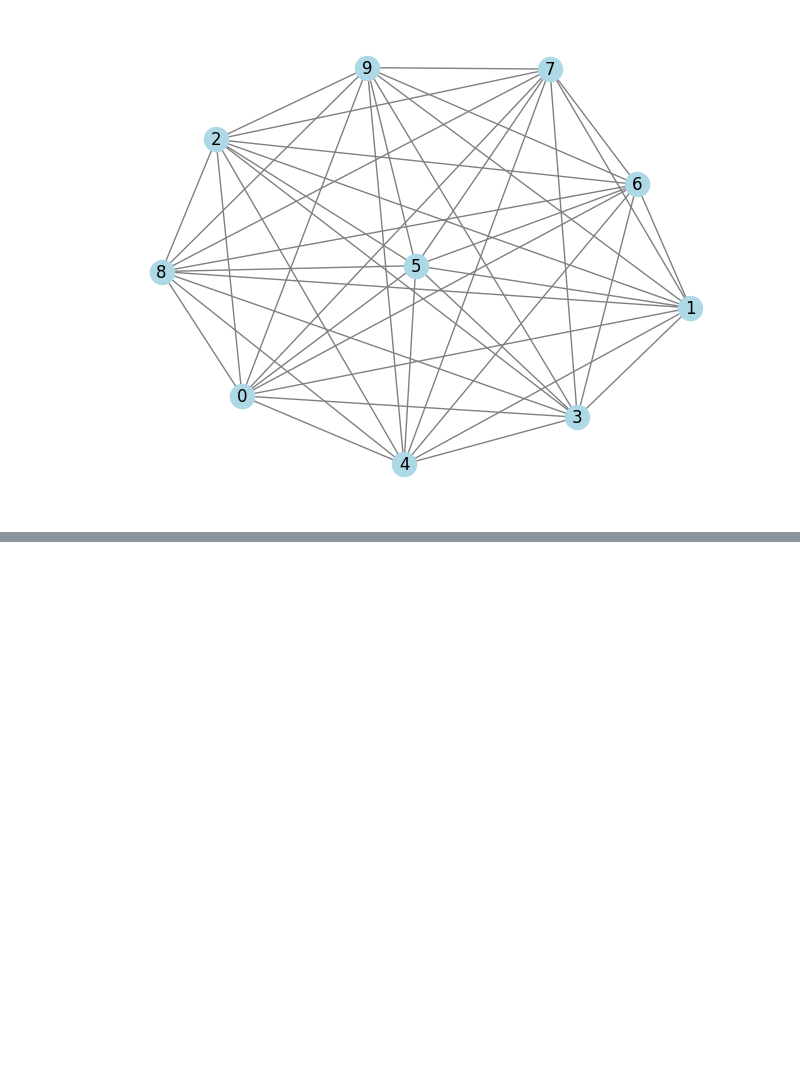
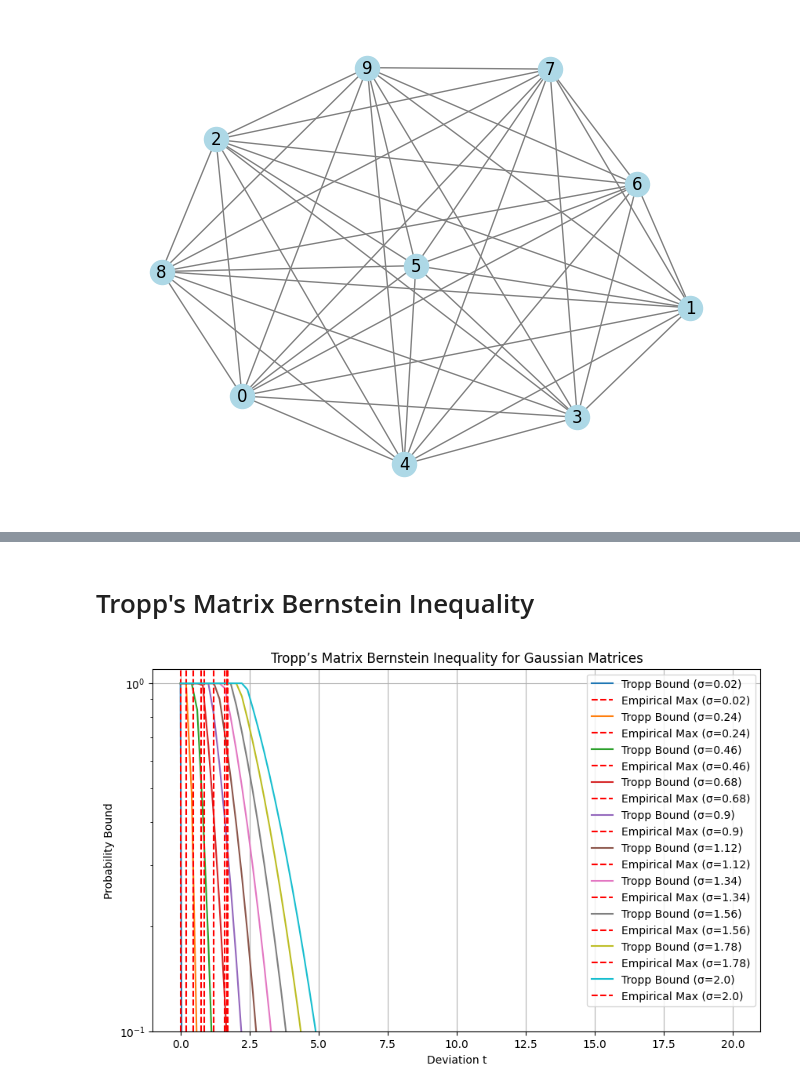
Before and after one commit to zhexin1904/my_SE_sync, a Jupyter notebook: python/Random_matrix_theory.ipynb, the cells around one changed output, grey strips where cells are left out. Drawn from its saved outputs; the diff is of its cells as text; code cells hidden in the pictures; blank space fills up the shorter version.

```diff
--- a/python/Random_matrix_theory.ipynb
+++ b/python/Random_matrix_theory.ipynb
@@ -130,0 +334,60 @@ plt.show()
+# %% [markdown]
+#  Tropp's Matrix Bernstein Inequality
+# %%
+import numpy as np
+import matplotlib.pyplot as plt
+
+# Function to generate a Gaussian random matrix and compute its spectral norm
+def compute_spectral_norm(m, n, sigma):
+    A = np.random.normal(0, sigma, (m, n))  # Generate m x n Gaussian matrix
+    spectral_norm = np.linalg.norm(A, ord=2)  # Compute spectral norm (largest singular value)
+    return spectral_norm
+
+# Parameters
+m, n = 50, 50  # Matrix dimensions
+sigma_values = np.linspace(0.02, 2, 10)  # Different standard deviations for Gaussian distribution
+t_values = np.linspace(0, 20, 100)  # Range of t-values to evaluate probability bounds
+
+# Theoretical bound from Tropp's inequality
+def tropp_bound(t, sigma, m, n):
+    expected_bound = sigma * (np.sqrt(m) + np.sqrt(n))
+    probability = 2 * np.exp(-t**2 / (2 * sigma**2))
+    return expected_bound, probability
+
+# Run multiple trials to empirically check Tropp's bound
+num_trials = 1000
+spectral_norms = {sigma: [] for sigma in sigma_values}
+
+for sigma in sigma_values:
+    for _ in range(num_trials):
+        norm_val = compute_spectral_norm(m, n, sigma)
+        spectral_norms[sigma].append(norm_val)
+
+# Plot empirical vs theoretical results
+plt.figure(figsize=(10, 6))
+
+for sigma in sigma_values:
+    expected_bound, prob_values = tropp_bound(t_values, sigma, m, n)
+
+    # Filter probability values to be between 1e-5 and 1
+    prob_values = np.clip(prob_values, 1e-5, 1)
+
+    empirical_max = np.max(spectral_norms[sigma])  # Empirical max spectral norm
+
+    # Plot the theoretical bound
+    plt.plot(t_values, prob_values, label=f"Tropp Bound (σ={sigma})")
+
+    # Plot empirical result as a vertical line
+    plt.axvline(empirical_max - expected_bound, color='r', linestyle='--',
+                label=f"Empirical Max (σ={sigma})")
+
+plt.yscale('log')  # Log scale for probability
+plt.ylim(1e-1, 1.1)  # Limit probability axis to [1e-5, 1]
+plt.xlabel("Deviation t")
+plt.ylabel("Probability Bound")
+plt.title("Tropp’s Matrix Bernstein Inequality for Gaussian Matrices")
+plt.legend()
+plt.grid()
+plt.show()
+# %% [output]
+[figure, added]
```
Also changed, not shown: parts of 14 cells of this notebook.
